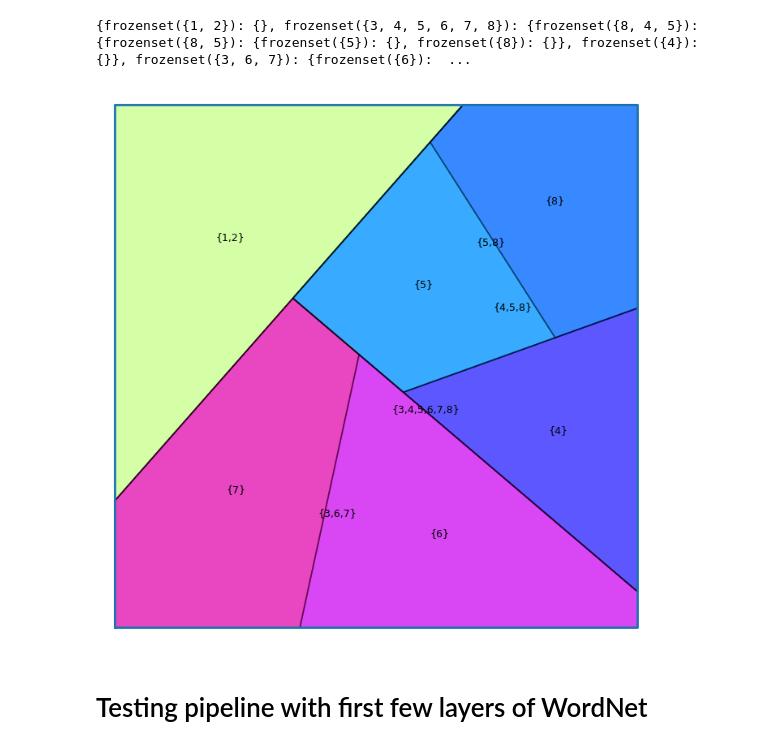
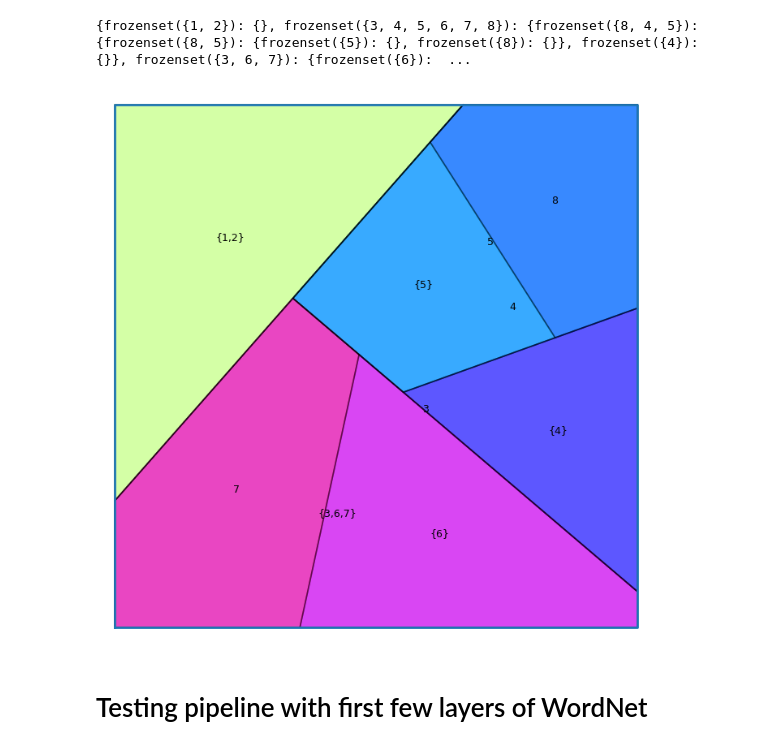
Before and after one commit to IsaacFigNewton/dag2laguerre, a Jupyter notebook: DAG_to_Hypergraph_to_Power_Diagram.ipynb, the cells around one changed output. Drawn from its saved outputs; the diff is of its cells as text; code cells hidden in the pictures.

```diff
--- a/DAG_to_Hypergraph_to_Power_Diagram.ipynb
+++ b/DAG_to_Hypergraph_to_Power_Diagram.ipynb
@@ -29,5 +29,7 @@ nx.draw(sample_dag, with_labels=True)
 # %%
-partitions = PartitionTreeBuilder(sample_dag).build()
+sample_partition_tree = PartitionTreeBuilder(sample_dag)
+partitions = sample_partition_tree.partition_tree
+hye_labels = sample_partition_tree.descendant_hye_node_map
 
 def dict_to_str(d, tabs=0):
   offset = '  '*tabs
@@ -64,9 +66,9 @@ print(partitions)
 # %% [output]
 {frozenset({1, 2}): {}, frozenset({3, 4, 5, 6, 7, 8}): {frozenset({8, 4, 5}): {frozenset({8, 5}): {frozenset({5}): {}, frozenset({8}): {}}, frozenset({4}): {}}, frozenset({3, 6, 7}): {frozenset({6}):  ...
 # %%
-RecursivePowerDiagram(hierarchy=partitions).show()
+RecursivePowerDiagram(hierarchy=partitions, label_map=hye_labels).show(labels=True, set_labels=True)
 # %% [output]
-[figure, old version]
+[figure, new version]
 # %% [markdown]
 # Testing pipeline with first few layers of WordNet
 # %%
```
Also changed, not shown: parts of 5 cells of this notebook, 2 other files.
